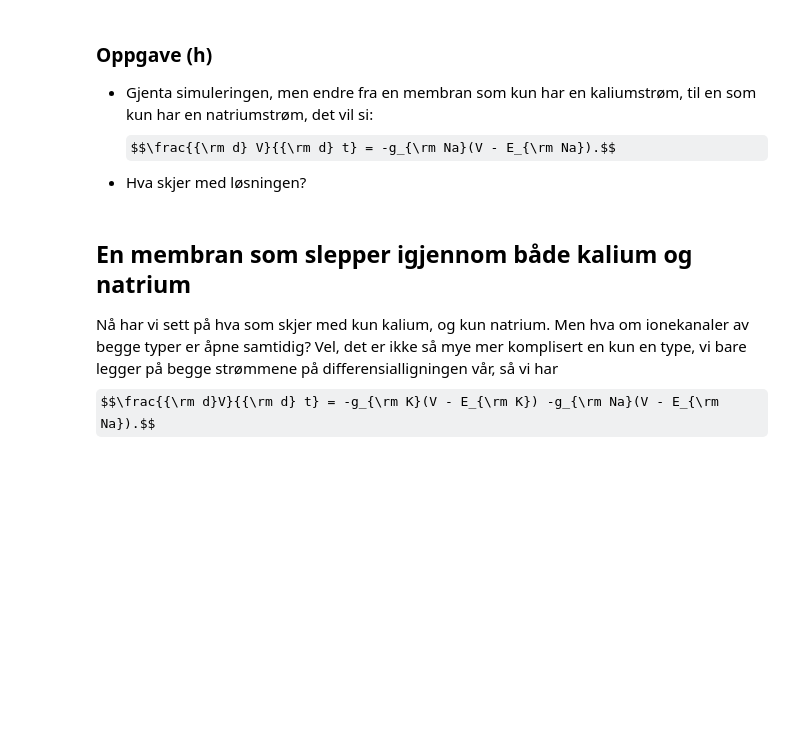
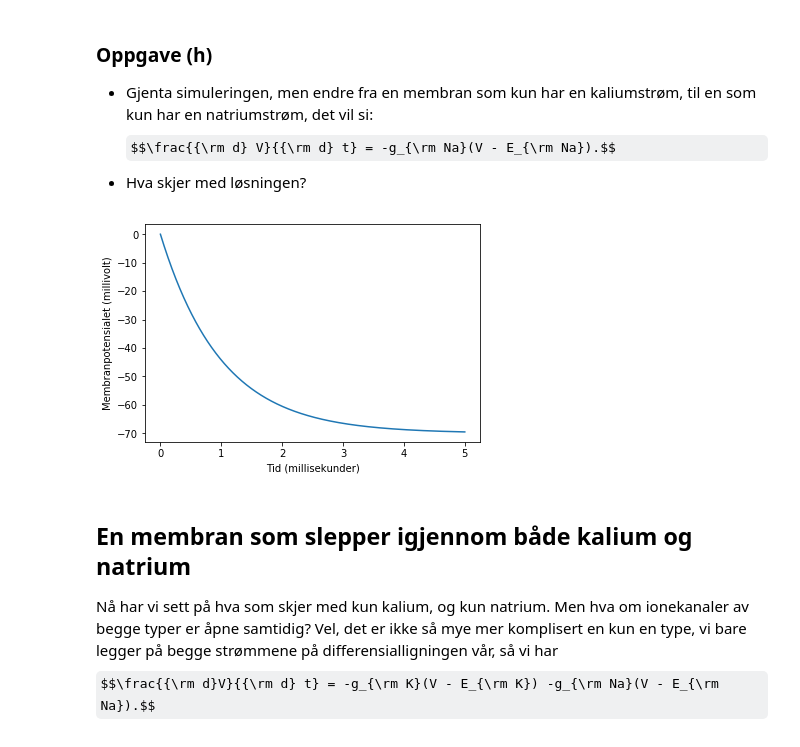
Before and after one commit to kodeskolen/vgs, a Jupyter notebook: Opplegg i Biologi/Membranfysiologi og Aksjonspotensialer.ipynb, the cells around one changed output. Drawn from its saved outputs; the diff is of its cells as text; code cells hidden in the pictures; some formulas as TeX source; blank space fills up the shorter version.

```diff
--- a/Opplegg i Biologi/Membranfysiologi og Aksjonspotensialer.ipynb
+++ b/Opplegg i Biologi/Membranfysiologi og Aksjonspotensialer.ipynb
@@ -117,0 +116,6 @@ E_K = ...
+# %%
+K_e = 4
+K_i = 100
+
+E_K = R*T/F*log(K_e/K_i)
+print(f"Likevektspotensialet for kalium er {E_K:.1f} mV")
@@ -122,0 +127,6 @@ E_Na = ...
+# %%
+Na_e = 8
+Na_i = 110
+
+E_Na = R*T/F*log(Na_e/Na_i)
+print(f"Likevektspotensialet for natrium er {E_Na:.1f} mV")
@@ -215,6 +229,28 @@ show()
 * Gjenta simuleringen, men endre fra en membran som kun har en kaliumstrøm, til en som kun har en natriumstrøm, det vil si:
 $$\frac{{\rm d} V}{{\rm d} t} = -g_{\rm Na}(V - E_{\rm Na}).$$
 * Hva skjer med løsningen?
+# %%
+from scipy.integrate import odeint
+
+# Her definerer vi høyre side av diff. ligningen som en pythonfunksjon
+def dV_dt(V, t):
+    return -g_Na * (V - E_Na)
+
+# Her spesifiserer vi parametere og initialbetingelser i modellen.
+g_Na = 1  # Konduktans
+V0 = 0   # Membranpotensialet ved start
+t = linspace(0, 5, 1001) # Tiden vi ønsker å se på, her fra 0 til 5 millisekunder
+
+# Her lar vi Python løse diff. ligningen for oss
+V = odeint(dV_dt, V0, t)
+
+# Her plotter vi løsningen
+plot(t, V)
+xlabel('Tid (millisekunder)')
+ylabel('Membranpotensialet (millivolt)')
+show()
+# %% [output]
+[figure, added]
 # %% [markdown]
 ## En membran som slepper igjennom både kalium og natrium
 
```
Also changed, not shown: parts of 8 cells of this notebook, 5 other files.
